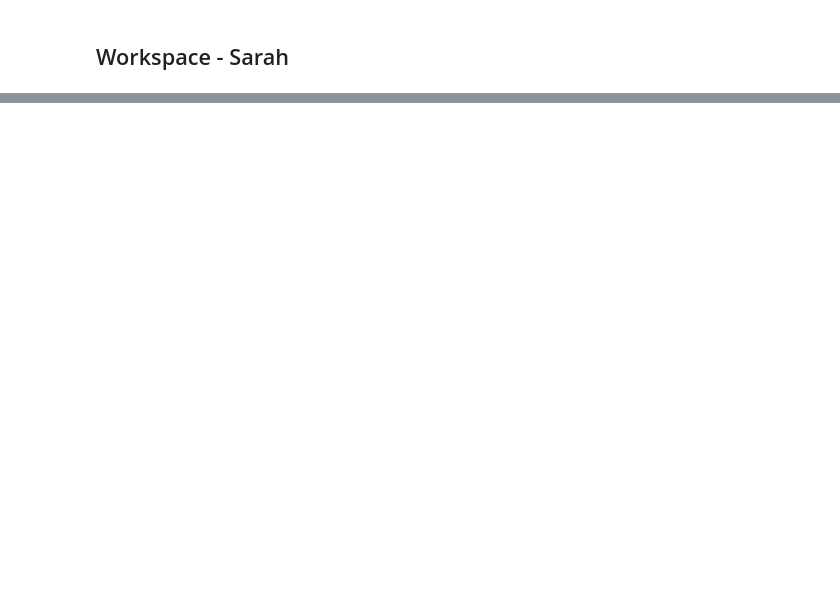
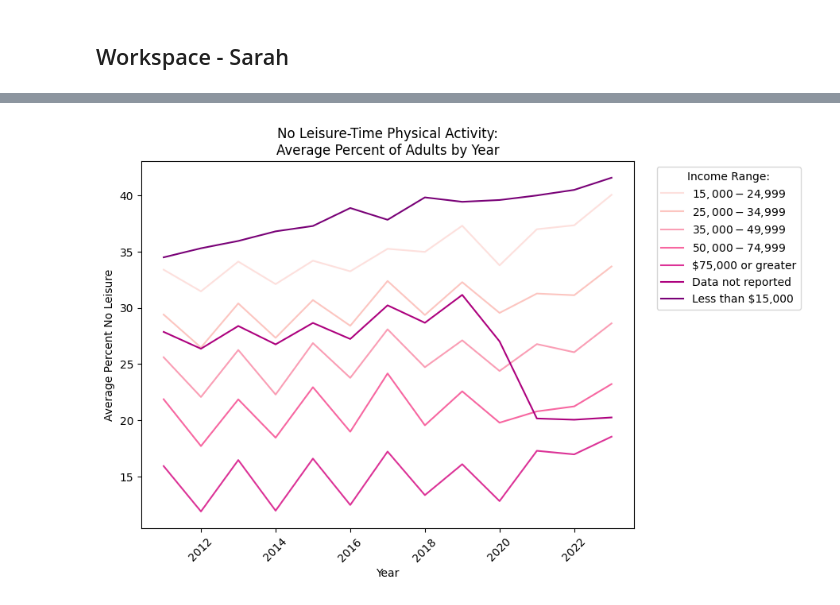
Before and after one commit to INFO-511-F24/final-project-TheOutliers, a Jupyter notebook: Code-Notebooks/Workspace_SMG2.ipynb, the cells around one changed output, grey strips where cells are left out. Saved outputs shown, nothing was run; the diff lists cells and outputs as text; code cells hidden in the pictures; blank space fills up the shorter version.

Commit message:
Begin Visuzalizing No Lesiure

```diff
--- a/Code-Notebooks/Workspace_SMG2.ipynb
+++ b/Code-Notebooks/Workspace_SMG2.ipynb
@@ -37,0 +16,20 @@ memory usage: 24.3+ MB
+# %%
+# Percent of Adults who Engage in No Leisure-Time Physical Activity - Investigate and Start Cleaning
+
+# Filter df to no leisure time physical activity, excluding sample size too small, only include Income rows
+no_lesisure = (nutrition_1[nutrition_1['Question'] == 'Percent of adults who engage in no leisure-time physical activity'])
+no_lesisure = (no_lesisure[no_lesisure['Data_Value_Footnote_Symbol'] != '~'])
+no_lesisure = (no_lesisure[no_lesisure['StratificationCategoryId1'] == 'INC'])
+
+# Keep only Year, Percent, and Income Level. Rename Income Level Column
+no_lesisure = no_lesisure[['YearStart', 'Data_Value','Stratification1']]
+no_lesisure.rename(columns ={'Stratification1' : 'Income_Range'}, inplace= True)
+
+# Average the Percent of No Lesiure individuals by Year and Income:
+grouped_no_lesire = no_lesisure.groupby(['YearStart','Income_Range'])['Data_Value'].mean().reset_index()
+
+# Info: No Leisure by Income:
+grouped_no_lesire.info()
+
+# No Lesiure by Income Print:
+print("\n","View: Average No Leisure by Year and Income:","\n",grouped_no_lesire)
@@ -37,0 +54,13 @@ memory usage: 24.3+ MB
+# %%
+# Graph Lineplot of No Leisure Time Physical Activity by Year and Income Range:
+plt.figure(figsize=(8, 6))
+mypal = sns.color_palette('RdPu', 7)
+Lineplot_1 =  sns.lineplot(data=grouped_no_lesire, x = 'YearStart', y = 'Data_Value', hue = 'Income_Range', palette=mypal)
+plt.xlabel('Year')
+plt.ylabel('Average Percent No Leisure')
+plt.title('No Leisure-Time Physical Activity:\nAverage Percent of Adults by Year')
+plt.xticks(rotation=45)
+plt.legend(title='Income Range:', loc = 'upper right', bbox_to_anchor = (1.35,1))
+plt.show()
+# %% [output]
+[figure, added]
```
Also changed, not shown: parts of 3 cells of this notebook.
